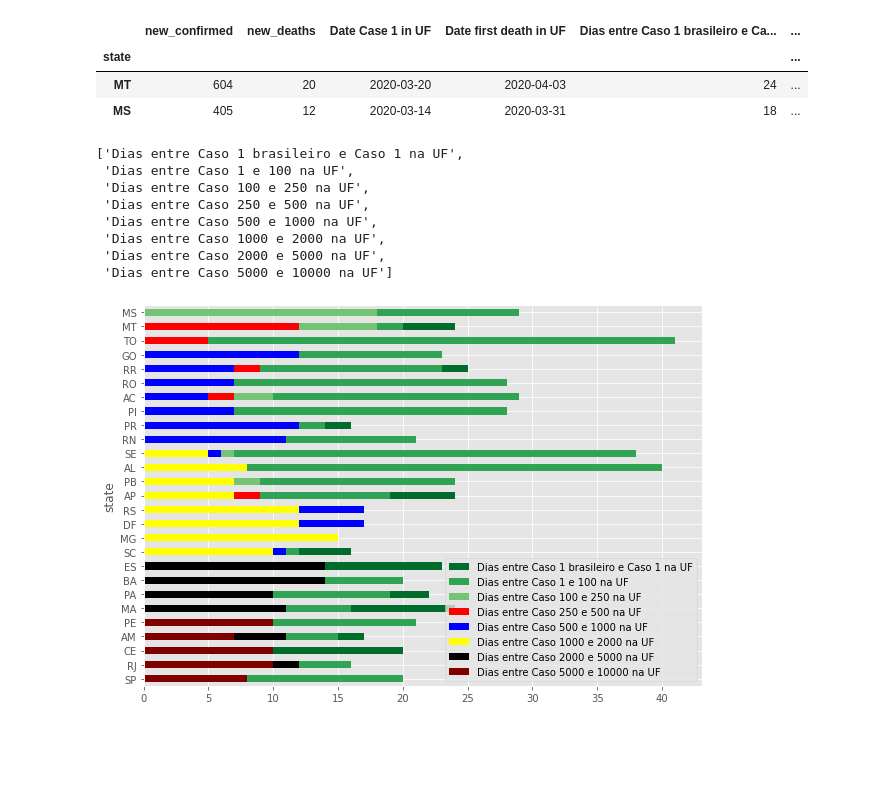
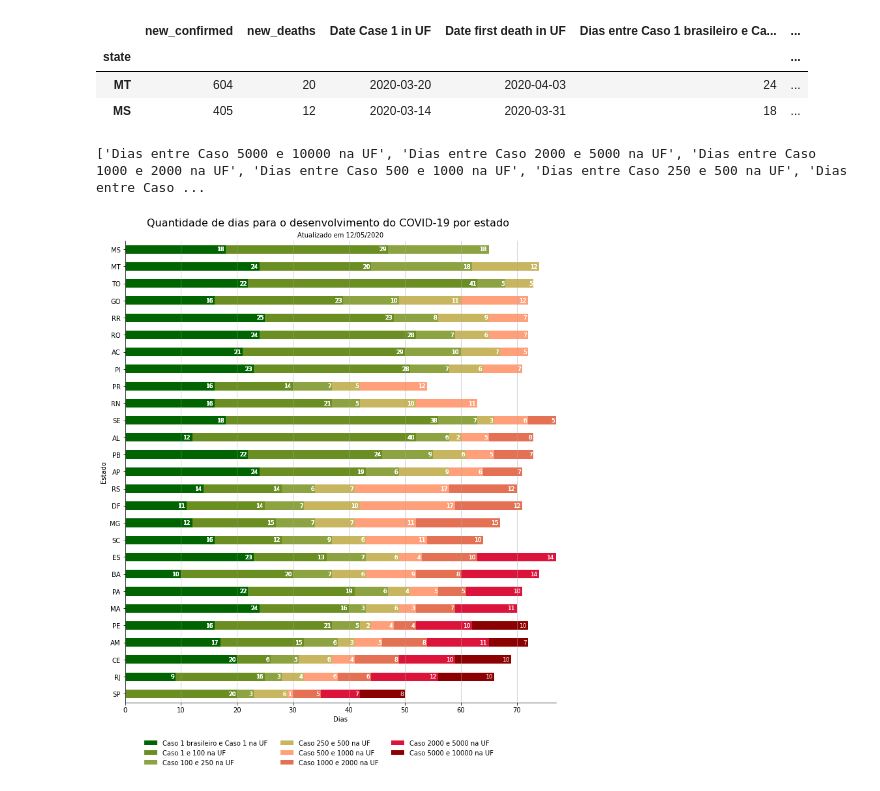
Before and after one commit to common-data/common-data, a Jupyter notebook: Corona Analise - Desenvolvimento do Corona por UF.ipynb, the cells around one changed output. Saved outputs shown, nothing was run; the diff lists cells and outputs as text; code cells hidden in the pictures; blank space fills up the shorter version.

Commit message:
Beautifying graph

```diff
--- a/Corona Analise - Desenvolvimento do Corona por UF.ipynb
+++ b/Corona Analise - Desenvolvimento do Corona por UF.ipynb
@@ -102,31 +101,61 @@ covid_uf_summary.tail(2)
 # %%
 columns_for_graph = [k for k in list(covid_uf_summary.columns)  if 'Dias entre Caso' in k]
 columns_for_graph.remove('Dias entre Caso 1 brasileiro e morte na UF')
-columns_for_graph
+print(columns_for_graph[::-1])
 # %% [output]
-['Dias entre Caso 1 brasileiro e Caso 1 na UF',
- 'Dias entre Caso 1 e 100 na UF',
- 'Dias entre Caso 100 e 250 na UF',
- 'Dias entre Caso 250 e 500 na UF',
- 'Dias entre Caso 500 e 1000 na UF',
- 'Dias entre Caso 1000 e 2000 na UF',
- 'Dias entre Caso 2000 e 5000 na UF',
- 'Dias entre Caso 5000 e 10000 na UF']
+['Dias entre Caso 5000 e 10000 na UF', 'Dias entre Caso 2000 e 5000 na UF', 'Dias entre Caso 1000 e 2000 na UF', 'Dias entre Caso 500 e 1000 na UF', 'Dias entre Caso 250 e 500 na UF', 'Dias entre Caso ...
+# %%
+def labeling():
+
+    for rect in ax.patches:
+        # Find where everything is located
+        height = rect.get_height()
+        width = rect.get_width()
+        x = rect.get_x()
+        y = rect.get_y()
+
+        # The width of the bar is the data value and can used as the label
+        label_text = f'{width:.0f}'  # f'{height:.2f}' to format decimal values
+
+        if np.isnan(x) == False and np.isnan(y) == False and width > 0:
+            # ax.text(x, y, text)
+            label_x = x + width - 0.2  # adjust 0.2 to center the label
+            label_y = y + height / 2
+            ax.text(label_x, label_y, label_text, ha='right', va='center', fontsize=9, color='white')
 # %%
 # Taken from here: https://pstblog.com/2016/10/04/stacked-charts
+# But changed to a barh
 
-fig, ax = plt.subplots(figsize=(10,7))
-matplotlib.style.use('ggplot')
+fig, ax = plt.subplots(figsize=(10,12))
+# matplotlib.style.use('ggplot')
 
 margin_bottom = np.zeros(len(covid_uf_summary.reset_index()['state'].drop_duplicates()))
-colors = ["#006D2C", "#31A354","#74C476", "red", "blue", "yellow", "black", "maroon"]
+# colors = ["#8B0000", "#B22222","#DC143C", "#CD5C5C", "#F08080", "#E9967A", "#FA8072", "#FFA07A"][::-1]
+colors = ["#006400", "#6B8E23", "#8da341", "#c7b65f", "#FFA07A", "#e57155", "#DC143C", "#8B0000"]
 
-for num, month in enumerate(columns_for_graph):
+for num, month in enumerate(columns_for_graph[::-1]):
 
-    covid_uf_summary.reset_index().plot.barh(x="state",y=columns_for_graph[num], ax=ax, stacked=True,
-                                    bottom = margin_bottom, color=colors[num], label=columns_for_graph[num])
+    rects = covid_uf_summary.reset_index().plot.barh(x="state",y=columns_for_graph[num], ax=ax, stacked=True,
+                                    left = margin_bottom, color=colors[num],
+                                    label=str(columns_for_graph[num]).replace("Dias entre ", "") )
+    labeling()
     margin_bottom += covid_uf_summary[columns_for_graph[num]]
 
+ax.spines['right'].set_visible(False)
+ax.spines['top'].set_visible(False)
+
+ax.set_facecolor('white')
+ax.grid(color='#A9A9A9', axis = 'x', linewidth=0.5)
+plt.suptitle('Quantidade de dias para o desenvolvimento do COVID-19 por estado', fontsize=16)
+plt.title('Atualizado em {:%d/%m/%Y}'.format(last_updated), fontsize=10)
+
+plt.ylabel('Estado')
+plt.xlabel('Dias')
+plt.legend(bbox_to_anchor=(0.45, -0.15), ncol=3, loc='lower center', facecolor = 'white', frameon=False)
+
+fig.tight_layout()
+fig.subplots_adjust(top=0.94)
+
 plt.show()
 # %% [output]
-[figure, old version]
+[figure, new version]
```
Also changed, not shown: parts of 1 cell of this notebook.
